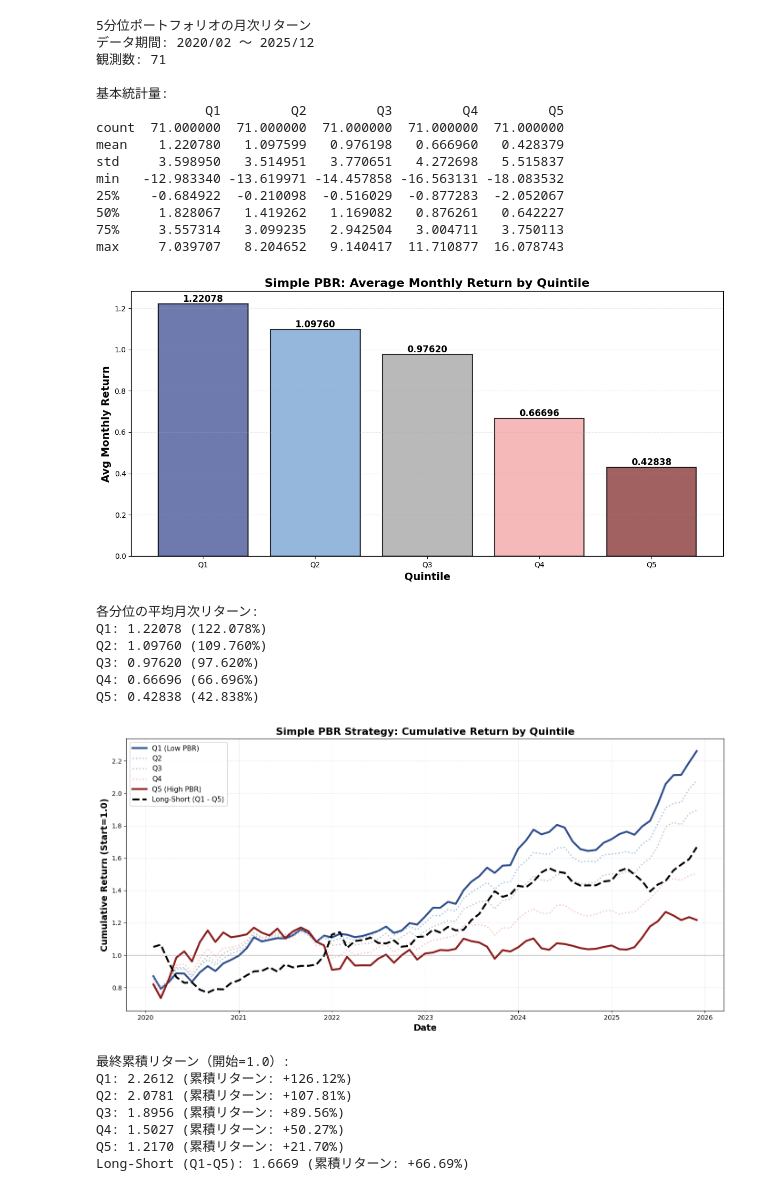
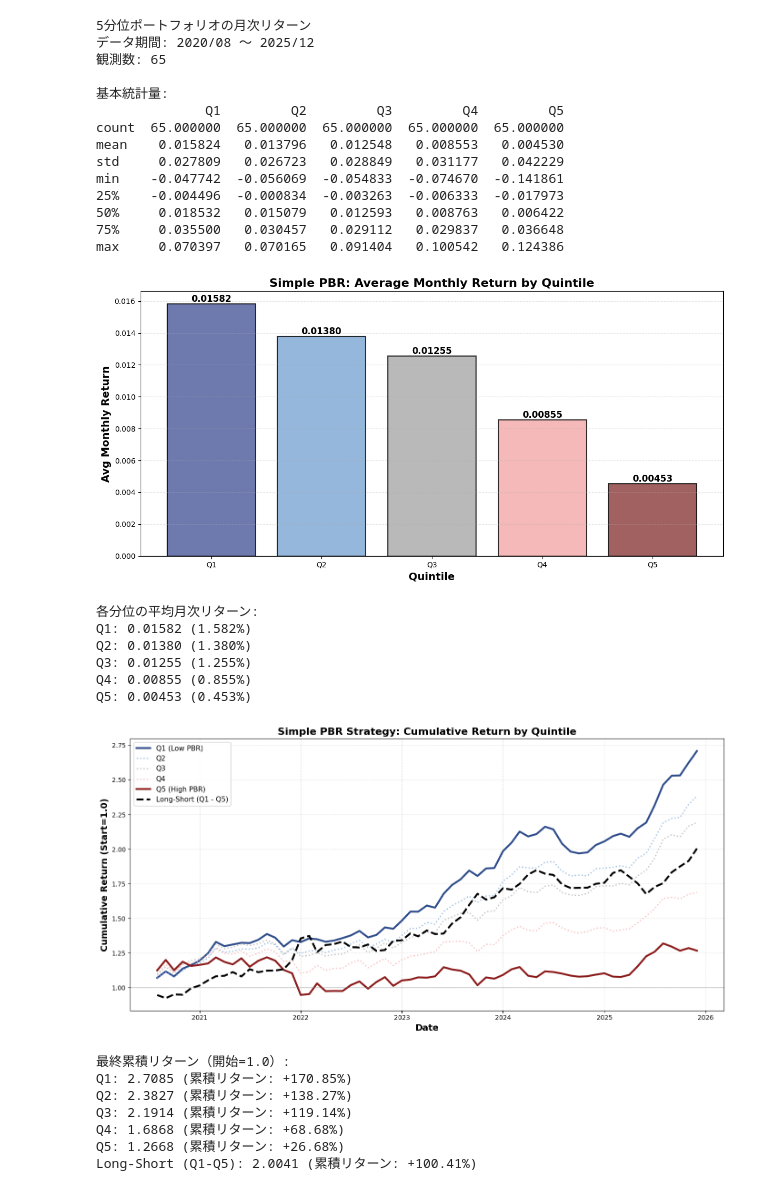
Before and after one commit to maple0u0/seminar, a Jupyter notebook: experiments/simple_value_strategy.ipynb, the cells around one changed output. Cells and saved outputs as stored; diff of their text form; code cells hidden in the pictures.

```diff
--- a/experiments/simple_value_strategy.ipynb
+++ b/experiments/simple_value_strategy.ipynb
@@ -43,8 +28,19 @@ df_pbrの最初の数行:
 # %%
 # PBRによる5分位ポートフォリオ構築
-def create_quintile_portfolios(df_pbr, df_returns, n_quintiles=5):
+def create_quintile_portfolios(df_pbr, df_returns, n_quintiles=5, start_date=None):
     """
     PBRで5分位ポートフォリオを構築し、各分位の月次リターンを計算
+
+    Parameters:
+    -----------
+    df_pbr : DataFrame
+        PBRデータ
+    df_returns : DataFrame
+        リターンデータ
+    n_quintiles : int
+        分位数（デフォルト: 5）
+    start_date : str
+        開始日（YYYY/MM形式、デフォルト: None=全期間）
     """
     # PBRの日付列を取得
     pbr_cols = [col for col in df_pbr.columns if col != 'Company']
@@ -60,9 +56,14 @@ def create_quintile_portfolios(df_pbr, df_returns, n_quintiles=5):
     for i in range(len(pbr_cols) - 1):
         formation_month = pbr_cols[i]  # ポートフォリオ形成月のPBR
         return_month = return_cols[i]  # 翌月のリターン
+        date_str = return_month.replace('ret_', '')
+
+        # 開始日以前のデータはスキップ
+        if start_date is not None and date_str < start_date:
+            continue
 
         # 形成月の日付を取得
-        portfolio_returns['Date'].append(return_month.replace('ret_', ''))
+        portfolio_returns['Date'].append(date_str)
 
         # PBRとリターンをマージ
         temp_df = pd.DataFrame({
@@ -94,8 +95,9 @@ def create_quintile_portfolios(df_pbr, df_returns, n_quintiles=5):
 
     return result_df
 
-# 5分位ポートフォリオを構築
-quintile_returns = create_quintile_portfolios(df_pbr, df_returns, n_quintiles=5)
+# 5分位ポートフォリオを構築（2020/08から開始、ML戦略と期間を揃える）
+START_DATE = '2020/08'
+quintile_returns = create_quintile_portfolios(df_pbr, df_returns, n_quintiles=5, start_date=START_DATE)
 
 print("5分位ポートフォリオの月次リターン")
 print(f"データ期間: {quintile_returns.index[0]} ～ {quintile_returns.index[-1]}")
@@ -104,19 +106,19 @@ print(f"\n基本統計量:")
 print(quintile_returns.describe())
 # %% [output]
 5分位ポートフォリオの月次リターン
-データ期間: 2020/02 ～ 2025/12
-観測数: 71
+データ期間: 2020/08 ～ 2025/12
+観測数: 65
 
 基本統計量:
               Q1         Q2         Q3         Q4         Q5
-count  71.000000  71.000000  71.000000  71.000000  71.000000
-mean    1.220780   1.097599   0.976198   0.666960   0.428379
-std     3.598950   3.514951   3.770651   4.272698   5.515837
-min   -12.983340 -13.619971 -14.457858 -16.563131 -18.083532
-25%    -0.684922  -0.210098  -0.516029  -0.877283  -2.052067
-50%     1.828067   1.419262   1.169082   0.876261   0.642227
-75%     3.557314   3.099235   2.942504   3.004711   3.750113
-max     7.039707   8.204652   9.140417  11.710877  16.078743
+count  65.000000  65.000000  65.000000  65.000000  65.000000
+mean    0.015824   0.013796   0.012548   0.008553   0.004530
+std     0.027809   0.026723   0.028849   0.031177   0.042229
+min    -0.047742  -0.056069  -0.054833  -0.074670  -0.141861
+25%    -0.004496  -0.000834  -0.003263  -0.006333  -0.017973
+50%     0.018532   0.015079   0.012593   0.008763   0.006422
+75%     0.035500   0.030457   0.029112   0.029837   0.036648
+max     0.070397   0.070165   0.091404   0.100542   0.124386
 # %%
 # 図1: 平均月次リターンのヒストグラム（棒グラフ）
 plt.figure(figsize=(12, 6))
@@ -146,65 +148,65 @@ print("\n各分位の平均月次リターン:")
 for q, ret in mean_returns.items():
     print(f"{q}: {ret:.5f} ({ret*100:.3f}%)")
 # %% [output]
-[figure, old version]
+[figure, new version]
 各分位の平均月次リターン:
-Q1: 1.22078 (122.078%)
-Q2: 1.09760 (109.760%)
-Q3: 0.97620 (97.620%)
-Q4: 0.66696 (66.696%)
-Q5: 0.42838 (42.838%)
+Q1: 0.01582 (1.582%)
+Q2: 0.01380 (1.380%)
+Q3: 0.01255 (1.255%)
+Q4: 0.00855 (0.855%)
+Q5: 0.00453 (0.453%)
 # %%
-# 図2: 累積リターンの推移
+# 図2: 累積リターンの推移（TOPIXと比較）
 plt.figure(figsize=(14, 7))
 
 # 累積リターンを計算（1から始まる）
 # リターンはパーセントで格納されているので、100で割って小数に変換
-cumulative_returns = (1 + quintile_returns / 100).cumprod()
+cumulative_returns = (1 + quintile_returns).cumprod()
 
 # Long-Short (Q1 - Q5) ポートフォリオの累積リターン
 long_short_returns = quintile_returns['Q1'] - quintile_returns['Q5']
-cumulative_long_short = (1 + long_short_returns / 100).cumprod()
+cumulative_long_short = (1 + long_short_returns).cumprod()
 
 # 日付インデックスをdatetimeに変換
 dates = pd.to_datetime(cumulative_returns.index, format='%Y/%m')
 
 # 各分位の累積リターンをプロット
 plt.plot(dates, cumulative_returns['Q1'], linewidth=3, color='#2E4C8B', label='Q1 (Low PBR)', linestyle='-')
 plt.plot(dates, cumulative_returns['Q2'], linewidth=2, color='#7AA5D2', label='Q2', linestyle=':', alpha=0.7)
 plt.plot(dates, cumulative_returns['Q3'], linewidth=2, color='#A8A8A8', label='Q3', linestyle=':', alpha=0.7)
 plt.plot(dates, cumulative_returns['Q4'], linewidth=2, color='#F4A8A8', label='Q4', linestyle=':', alpha=0.7)
 plt.plot(dates, cumulative_returns['Q5'], linewidth=3, color='#8B1A1A', label='Q5 (High PBR)', linestyle='-')
 plt.plot(dates, cumulative_long_short, linewidth=3, color='black', label='Long-Short (Q1 - Q5)', linestyle='--')
 
 plt.xlabel('Date', fontsize=14, fontweight='bold')
 plt.ylabel('Cumulative Return (Start=1.0)', fontsize=14, fontweight='bold')
 plt.title('Simple PBR Strategy: Cumulative Return by Quintile', fontsize=16, fontweight='bold')
 plt.legend(loc='best', fontsize=11, framealpha=0.9)
 plt.grid(True, alpha=0.3, linestyle='--')
 plt.axhline(y=1, color='gray', linestyle='-', linewidth=1, alpha=0.5)
 
 plt.tight_layout()
 plt.show()
 
 # 最終累積リターンの表示
 print("\n最終累積リターン（開始=1.0）:")
 for col in cumulative_returns.columns:
     final_return = cumulative_returns[col].iloc[-1]
     total_return_pct = (final_return - 1) * 100
     print(f"{col}: {final_return:.4f} (累積リターン: {total_return_pct:+.2f}%)")
 
 final_ls = cumulative_long_short.iloc[-1]
 total_ls_pct = (final_ls - 1) * 100
 print(f"Long-Short (Q1-Q5): {final_ls:.4f} (累積リターン: {total_ls_pct:+.2f}%)")
 # %% [output]
-[figure, old version]
+[figure, new version]
 最終累積リターン（開始=1.0）:
-Q1: 2.2612 (累積リターン: +126.12%)
-Q2: 2.0781 (累積リターン: +107.81%)
-Q3: 1.8956 (累積リターン: +89.56%)
-Q4: 1.5027 (累積リターン: +50.27%)
-Q5: 1.2170 (累積リターン: +21.70%)
-Long-Short (Q1-Q5): 1.6669 (累積リターン: +66.69%)
+Q1: 2.7085 (累積リターン: +170.85%)
+Q2: 2.3827 (累積リターン: +138.27%)
+Q3: 2.1914 (累積リターン: +119.14%)
+Q4: 1.6868 (累積リターン: +68.68%)
+Q5: 1.2668 (累積リターン: +26.68%)
+Long-Short (Q1-Q5): 2.0041 (累積リターン: +100.41%)
 # %%
 # バリュープレミアムの統計分析
 value_premium = quintile_returns['Q1'] - quintile_returns['Q5']
```
Also changed, not shown: parts of 6 cells of this notebook, 8 other files.
